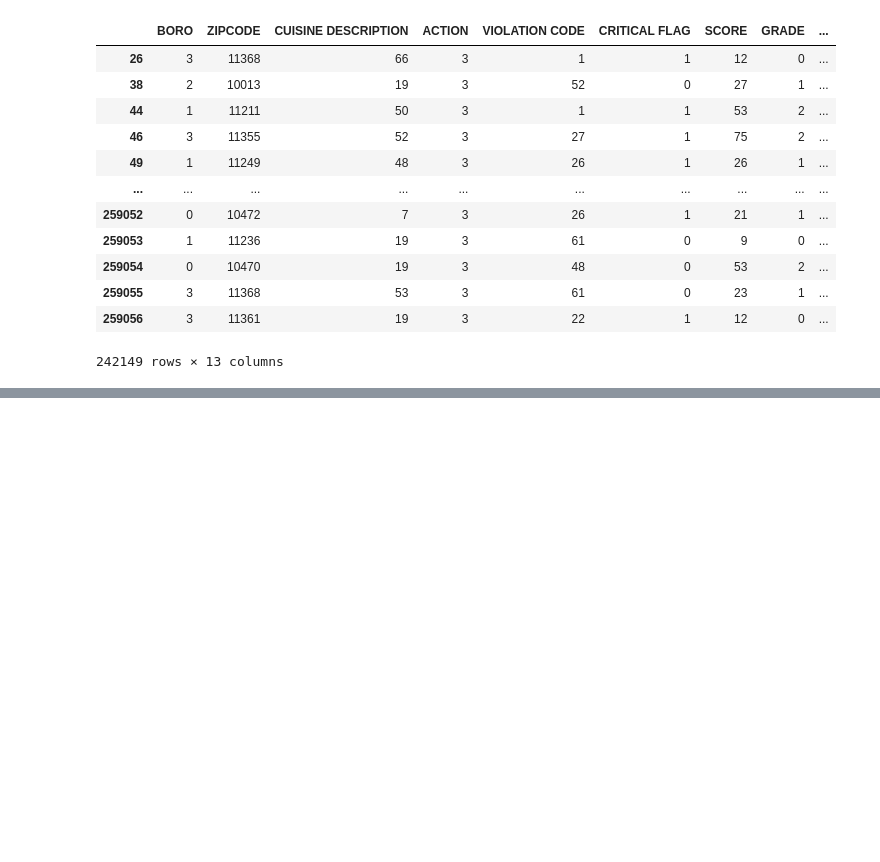
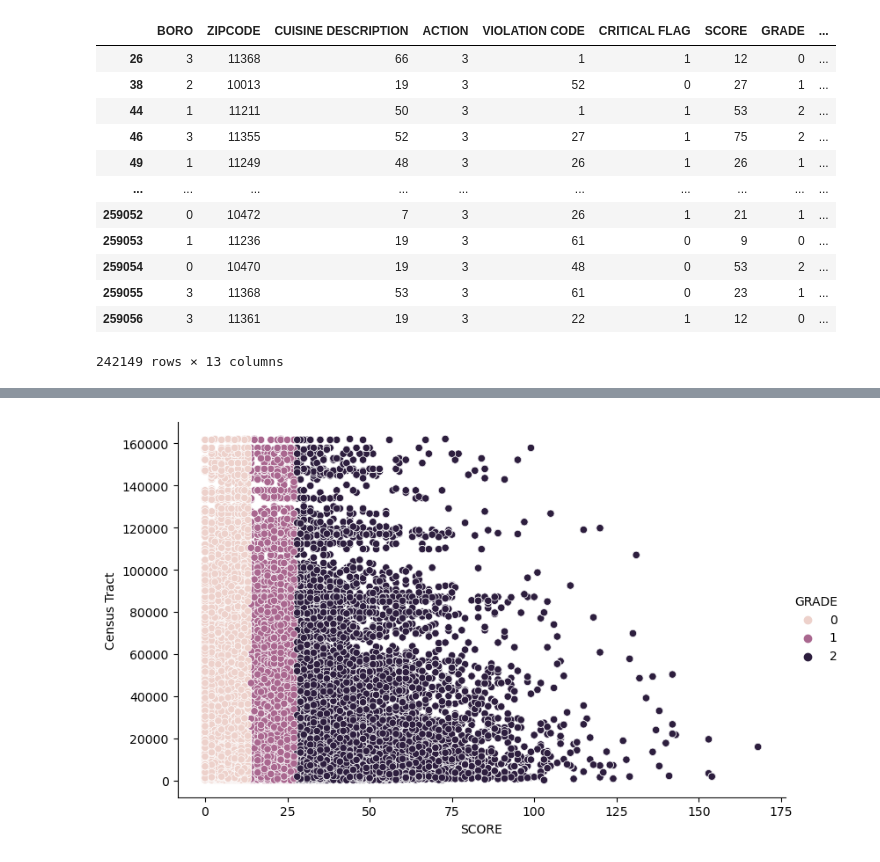
Before and after one commit to jackr276/Collision-Data-Classification, a Jupyter notebook: NYC-Restaurant-Inspections.ipynb, the cells around one changed output, grey strips where cells are left out. Drawn from its saved outputs; the diff is of its cells as text; code cells hidden in the pictures; blank space fills up the shorter version.

```diff
--- a/NYC-Restaurant-Inspections.ipynb
+++ b/NYC-Restaurant-Inspections.ipynb
@@ -469,0 +482,5 @@ Let's see if a restaurant's locality in one of the 5 boros seems to have any eff
+# %%
+sns.relplot(data=inspections, x='SCORE', y='Census Tract', hue='GRADE', aspect=1.61)
+plt.show()
+# %% [output]
+[figure, added]
```
Also changed, not shown: parts of 24 cells of this notebook.
